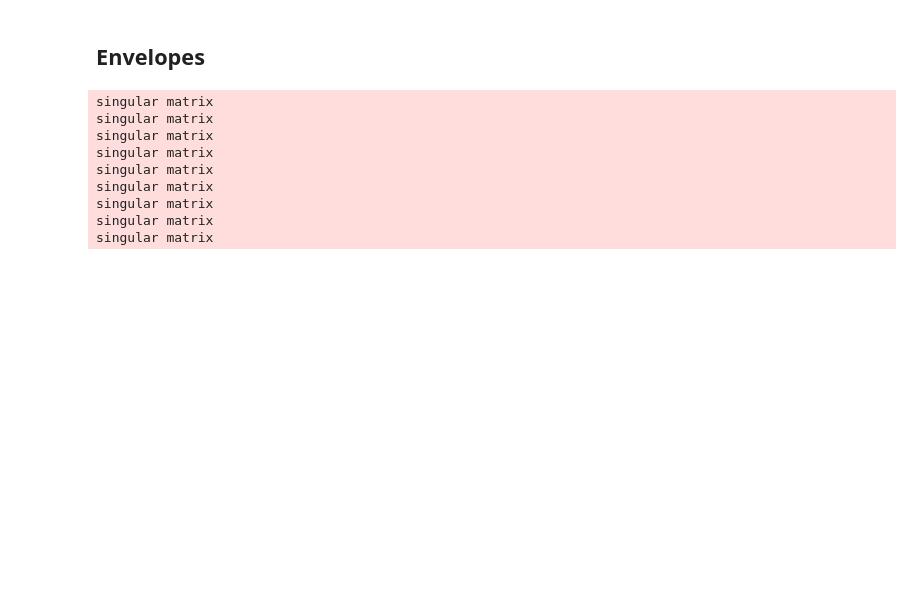
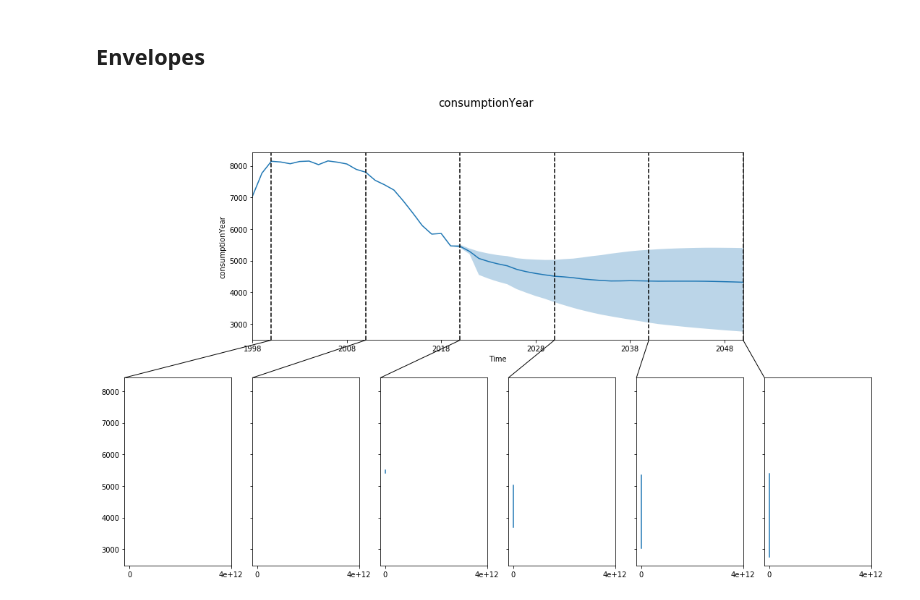
Before and after one commit to gr4sp/simulationEngine, a Jupyter notebook: experiments/notebookGr4sp/ema_gr4sp_Envelopes.ipynb, the cells around one changed output. Drawn from its saved outputs; the diff is of its cells as text; code cells hidden in the pictures; blank space fills up the shorter version.

```diff
--- a/experiments/notebookGr4sp/ema_gr4sp_Envelopes.ipynb
+++ b/experiments/notebookGr4sp/ema_gr4sp_Envelopes.ipynb
@@ -90,22 +91,14 @@ outcomes.keys()
 # %% [output]
 dict_keys(['TIMEYear', 'consumptionYear', 'tariffsYear', 'wholesalePriceYear', 'GHGYear', 'numConsumersYear', 'primarySpotProductionYear', 'secondarySpotProductionYear', 'offSpotProductionYear', 'rene ...
 # %%
-outcomes_to_show = ['consumptionYear', 'tariffsYear', 'wholesalePriceYear', 'GHGYear', 'numConsumersYear',
-                    'primarySpotProductionYear', 'secondarySpotProductionYear', 'offSpotProductionYear',
-                    'renewableContributionYear', 'rooftopPVProductionYear', 'coalProductionYear',
-                    'waterProductionYear', 'windProductionYear', 'gasProductionYear', 'solarProductionYear',
-                    'BatteryProductionYear', 'numActorsYear']
+outcomes_to_show = ['consumptionYear', 'tariffsYear', 'wholesalePriceYear', 'GHGYear',
+                    'primarySpotProductionYear', 'secondarySpotProductionYear',
+                    'offSpotProductionYear', 'renewableContributionYear', 'rooftopPVProductionYear',
+                    'coalProductionYear', 'waterProductionYear', 'windProductionYear', 'gasProductionYear',
+                    'solarProductionYear', 'BatteryProductionYear']
 
-# 21 levers selected after EET
-levers = ['annualCpi', 'annualInflation', 'capacityFactorChangeBrownCoal',
-       'capacityFactorChangeWater', 'consumption', 'energyEfficiency',
-       'generationRolloutPeriod', 'generatorRetirement',
-       'includePublicallyAnnouncedGen', 'learningCurve',
-       'nonScheduleGenSpotMarket', 'nonScheduleMinCapMarketGen',
-       'priceChangePercentageBrownCoal', 'priceChangePercentageWater',
-       'priceChangePercentageWind', 'rooftopPV', 'semiScheduleGenSpotMarket',
-       'semiScheduleMinCapMarketGen', 'solarUptake',
-       'technologicalImprovement', 'wholesaleTariffContribution']
+
+uncertainties = experiments.columns[:-3]
 
 #from startYear
 
@@ -114,6 +107,8 @@ simulationYears = outcomes['TIMEYear'][0, :]
 simulationYears_dateTime = pd.to_datetime(simulationYears, format = '%Y')
 
 startYear = simulationYears[0]
+
+points_of_interest = [ x - startYear for x in points_of_interest]
 # %% [markdown]
 ## Envelopes
 # %%
@@ -125,43 +120,34 @@ from EMAworkbench.ema_workbench.analysis.plotting_util import Density
 #Create envelope plot
 
 #l = 'semiScheduleGenSpotMarket'
 # group_by='rooftopPV', density = Density.KDE, grouping_specifiers={'residential', 'business', 'both'}
 # group_by='onsiteGeneration', density = Density.KDE, grouping_specifiers={'Central', 'Slow change', 'Fast change', 'Step change', 'High DER'}
 #, group_by=l
 
 for ooi in outcomes_to_show:
     fig, ax_env = multiple_densities(experiments, outcomesYear, outcomes_to_show = ooi,
-                                     points_in_time=[2000-startYear,2010-startYear,2020-startYear,2030-startYear,2034-startYear],
+                                     points_in_time=points_of_interest,
                                      density = Density.KDE, grouping_specifiers=None , titles={ooi}, ylabels={ooi: ooi},
                                      legend=True, fill=True, plot_type=PlotType.ENVELOPE)
 
 
     fig[0].suptitle("{}".format(ooi), fontsize=15)
     fig[0].set_size_inches(18.5, 10.5)
-    ax_env[ooi]['main plot'].set_xticklabels(simulationYears[range(0,len(simulationYears),5)])
+    ax_env[ooi]['main plot'].set_xticklabels(simulationYears[range(0,len(simulationYears),10)])
 
     plt.savefig('{}/fig{}.png'.format(r'C:\\Users\\angel\\Documents\\GitHub\\gr4sp\\experiments\\notebookGr4sp\\outputs\\figs', '_envelope_density_%s'%(ooi)),
                 dpi=300, bbox_inches='tight')
-
     fig, ax_env = multiple_densities(experiments, outcomesYear, outcomes_to_show = ooi,
-                                     points_in_time=[2000-startYear,2010-startYear,2020-startYear,2030-startYear,2034-startYear],
+                                     points_in_time=points_of_interest,
                                      density = Density.HIST, grouping_specifiers=None , titles={ooi}, ylabels={ooi: ooi},
                                      legend=True, fill=False, plot_type=PlotType.ENV_LIN)
 
 
     fig[0].suptitle("{}".format(ooi), fontsize=15)
     fig[0].set_size_inches(18.5, 10.5)
     ax_env[ooi]['main plot'].set_xticklabels(simulationYears[range(0,len(simulationYears),5)])
 
     plt.savefig('{}/fig{}.png'.format(r'C:\\Users\\angel\\Documents\\GitHub\\gr4sp\\experiments\\notebookGr4sp\\outputs\\figs', '_envelope_line_density_%s'%(ooi)),
                 dpi=300, bbox_inches='tight')
 # %% [output]
-singular matrix
-singular matrix
-singular matrix
-singular matrix
-singular matrix
-singular matrix
-singular matrix
-singular matrix
-singular matrix
+[figure, added]
```
Also changed, not shown: parts of 3 cells of this notebook.
